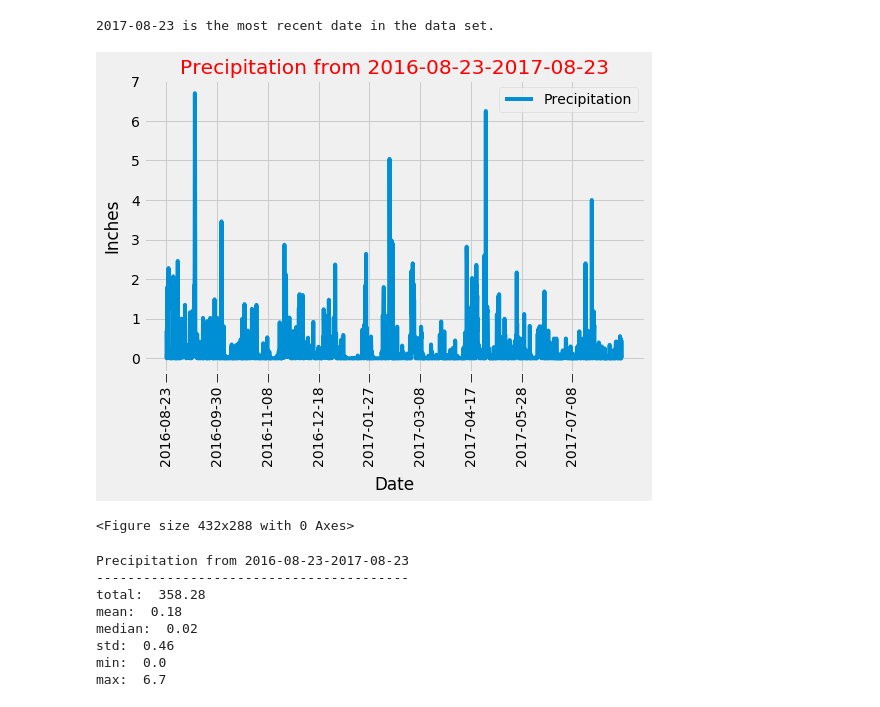
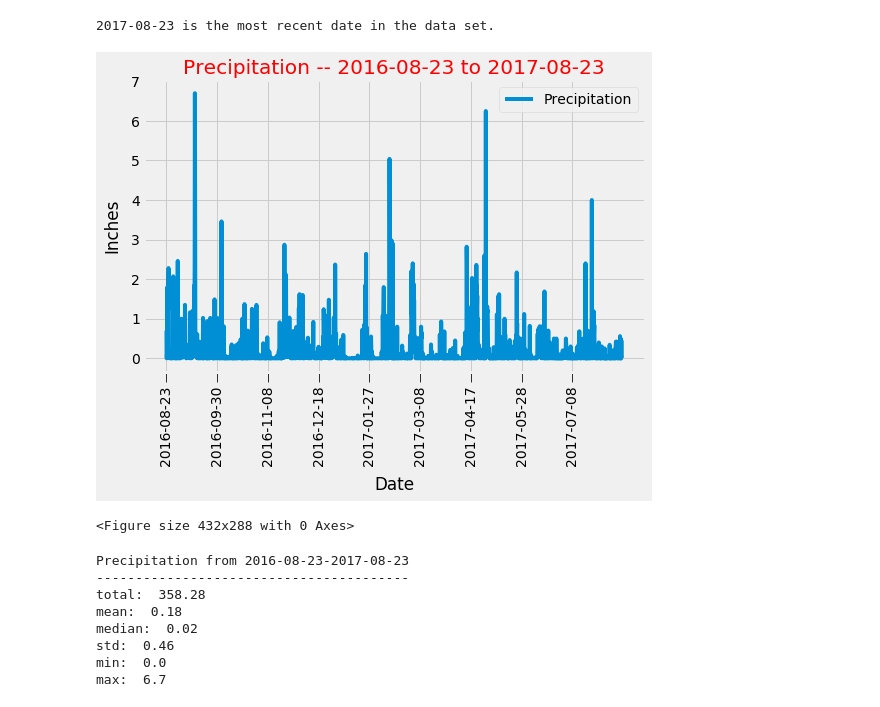
Before and after one commit to julia-claira/sqlalchemy-challenge, a Jupyter notebook: climate_starter.ipynb, the cells around one changed output. Drawn from its saved outputs; the diff is of its cells as text; code cells hidden in the pictures.

```diff
--- a/climate_starter.ipynb
+++ b/climate_starter.ipynb
@@ -76,35 +76,35 @@ oneYearPrec=session.query(Measurement.date,Measurement.prcp)\
 # Save the query results as a Pandas DataFrame and set the index to the date column
 
 prec_df=pd.DataFrame(oneYearPrec)
 prec_df.set_index('date',inplace=True)
 
 # Sort the dataframe by date
 
 prec_df.sort_values('date',inplace=True)
 prec_df.rename(columns={'prcp':'Precipitation'},inplace=True)
 prec_df.dropna(inplace=True)
 
 
 # Use Pandas Plotting with Matplotlib to plot the data
 
 col_length=len(prec_df.iloc[::])#finds the length for the x-axis
 col_div=int(round(col_length/9,0)) #finds the number to divide into col_length to get 9 ticks
 
 ax=prec_df.plot(kind="line",rot='vertical',figsize=(8,5))#plots the graph
 
 ax.set_xticks(range(0,col_length,1)[::col_div])#sets the xticks divided into 9 places
 ax.set_xticklabels(prec_df.index[::col_div], rotation='vertical')#sets they x label into 9 places
 
 #formats the graph
 ax.set_ylabel("Inches",labelpad=10)
 ax.set_xlabel("Date",labelpad=10)
-ax.set_title(f"Precipitation from {oneYearAgoDate}-{latestDate}",color='red')
+ax.set_title(f"Precipitation -- {oneYearAgoDate} to {latestDate}",color='red')
 ax.xaxis.set_tick_params(length=10)
 
 plt.show()
 plt.tight_layout()
 # %% [output]
-[figure, old version]
+[figure, new version]
 <Figure size 432x288 with 0 Axes>
 # %%
 # Use Pandas to calcualte the summary statistics for the precipitation data
```
Also changed, not shown: parts of 5 cells of this notebook.
